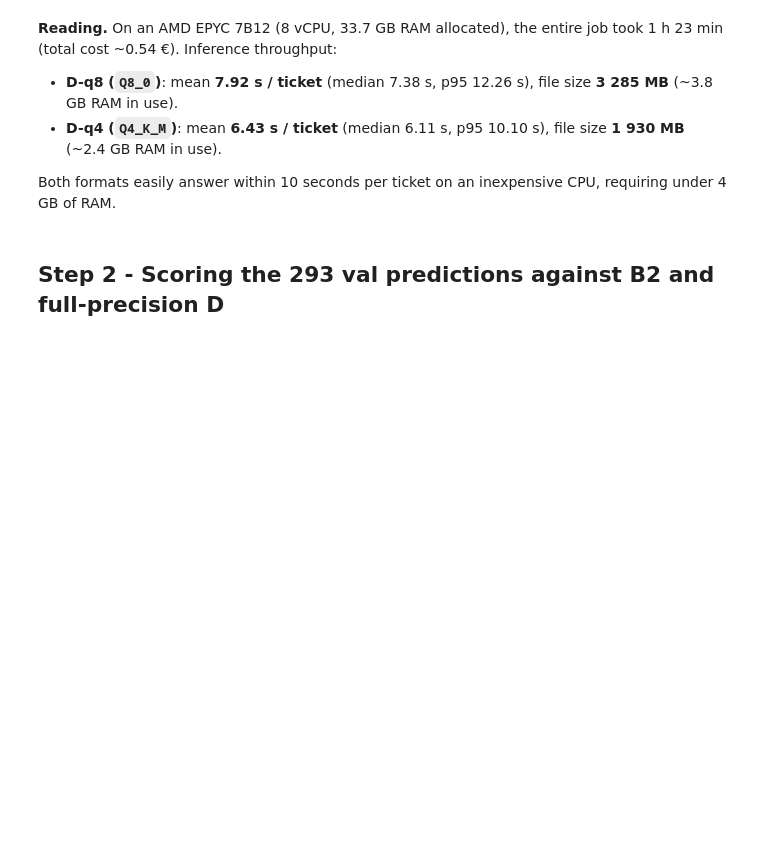
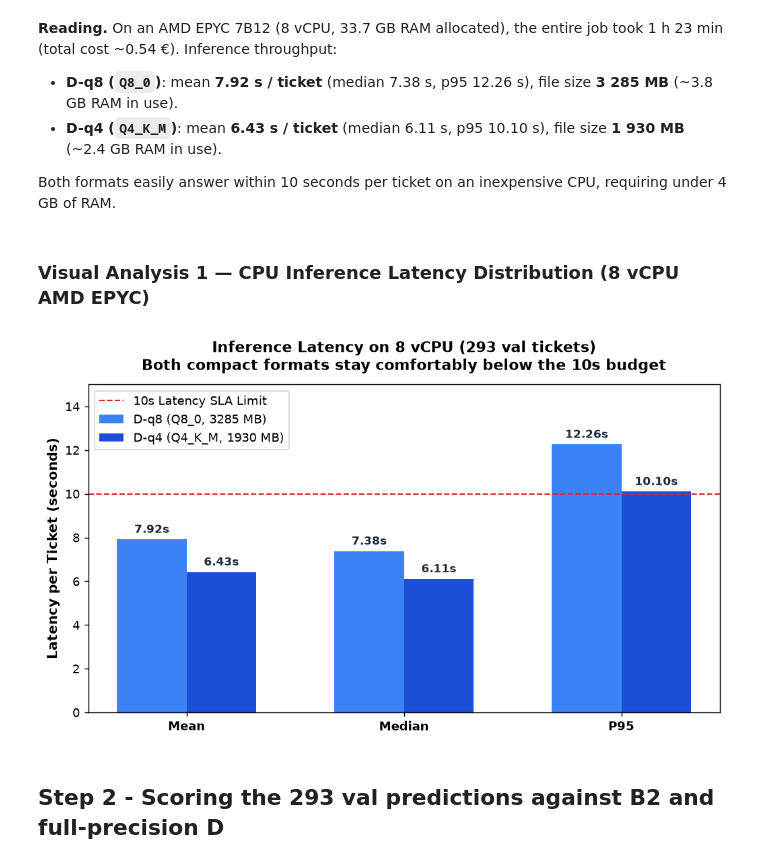
Before and after one commit to Xenodion/data-ai-product-to-delivery-navy, a Jupyter notebook: finetuned_llm_classifier/notebooks/04_compact_variants.ipynb, the cells around one changed output. Cells and saved outputs as stored; diff of their text form; code cells hidden in the pictures; blank space fills up the shorter version.

```diff
--- a/finetuned_llm_classifier/notebooks/04_compact_variants.ipynb
+++ b/finetuned_llm_classifier/notebooks/04_compact_variants.ipynb
@@ -43,6 +43,42 @@ print(json.dumps(timings, indent=2))
 - **D-q4 (`Q4_K_M`)**: mean **6.43 s / ticket** (median 6.11 s, p95 10.10 s), file size **1 930 MB** (~2.4 GB RAM in use).
 
 Both formats easily answer within 10 seconds per ticket on an inexpensive CPU, requiring under 4 GB of RAM.
+# %% [markdown]
+### Visual Analysis 1 — CPU Inference Latency Distribution (8 vCPU AMD EPYC)
+# %%
+import matplotlib.pyplot as plt
+import numpy as np
+
+metrics = ["Mean", "Median", "P95"]
+q8_times = [timings["q8"]["seconds_mean"], timings["q8"]["seconds_median"], timings["q8"]["seconds_p95"]]
+q4_times = [timings["q4"]["seconds_mean"], timings["q4"]["seconds_median"], timings["q4"]["seconds_p95"]]
+
+x = np.arange(len(metrics))
+width = 0.32
+
+fig, ax = plt.subplots(figsize=(8, 4.8))
+rects1 = ax.bar(x - width/2, q8_times, width, label=f"D-q8 (Q8_0, {timings['q8']['gguf_mb']} MB)", color="#3b82f6", edgecolor="none")
+rects2 = ax.bar(x + width/2, q4_times, width, label=f"D-q4 (Q4_K_M, {timings['q4']['gguf_mb']} MB)", color="#1d4ed8", edgecolor="none")
+
+ax.set_ylabel("Latency per Ticket (seconds)", fontsize=11, fontweight="bold")
+ax.set_title("Inference Latency on 8 vCPU (293 val tickets)\nBoth compact formats stay comfortably below the 10s budget", fontsize=12, fontweight="bold", pad=12)
+ax.set_xticks(x)
+ax.set_xticklabels(metrics, fontsize=10, fontweight="bold")
+ax.axhline(10.0, color="#dc2626", linestyle="--", linewidth=1.2, label="10s Latency SLA Limit")
+ax.set_ylim(0, 15)
+ax.legend(frameon=True, loc="upper left")
+
+for rect in rects1:
+    h = rect.get_height()
+    ax.text(rect.get_x() + rect.get_width()/2, h + 0.3, f"{h:.2f}s", ha="center", fontsize=9.5, fontweight="bold", color="#1e293b")
+for rect in rects2:
+    h = rect.get_height()
+    ax.text(rect.get_x() + rect.get_width()/2, h + 0.3, f"{h:.2f}s", ha="center", fontsize=9.5, fontweight="bold", color="#1e293b")
+
+plt.tight_layout()
+plt.show()
+# %% [output]
+[figure, added]
 # %% [markdown]
 ## Step 2 - Scoring the 293 val predictions against B2 and full-precision D
 # %%
```
Also changed, not shown: parts of 3 cells of this notebook, 4 other files.
